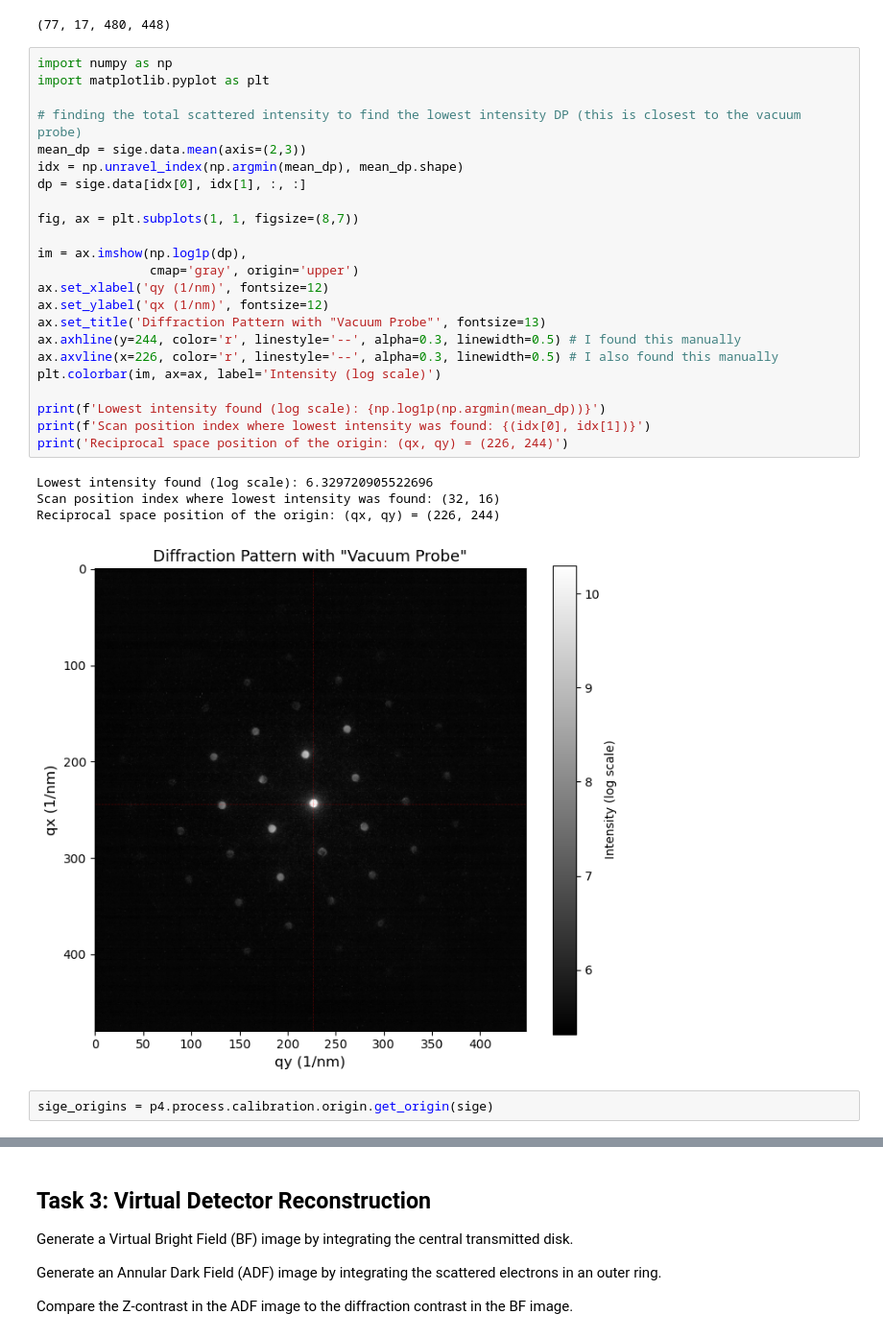
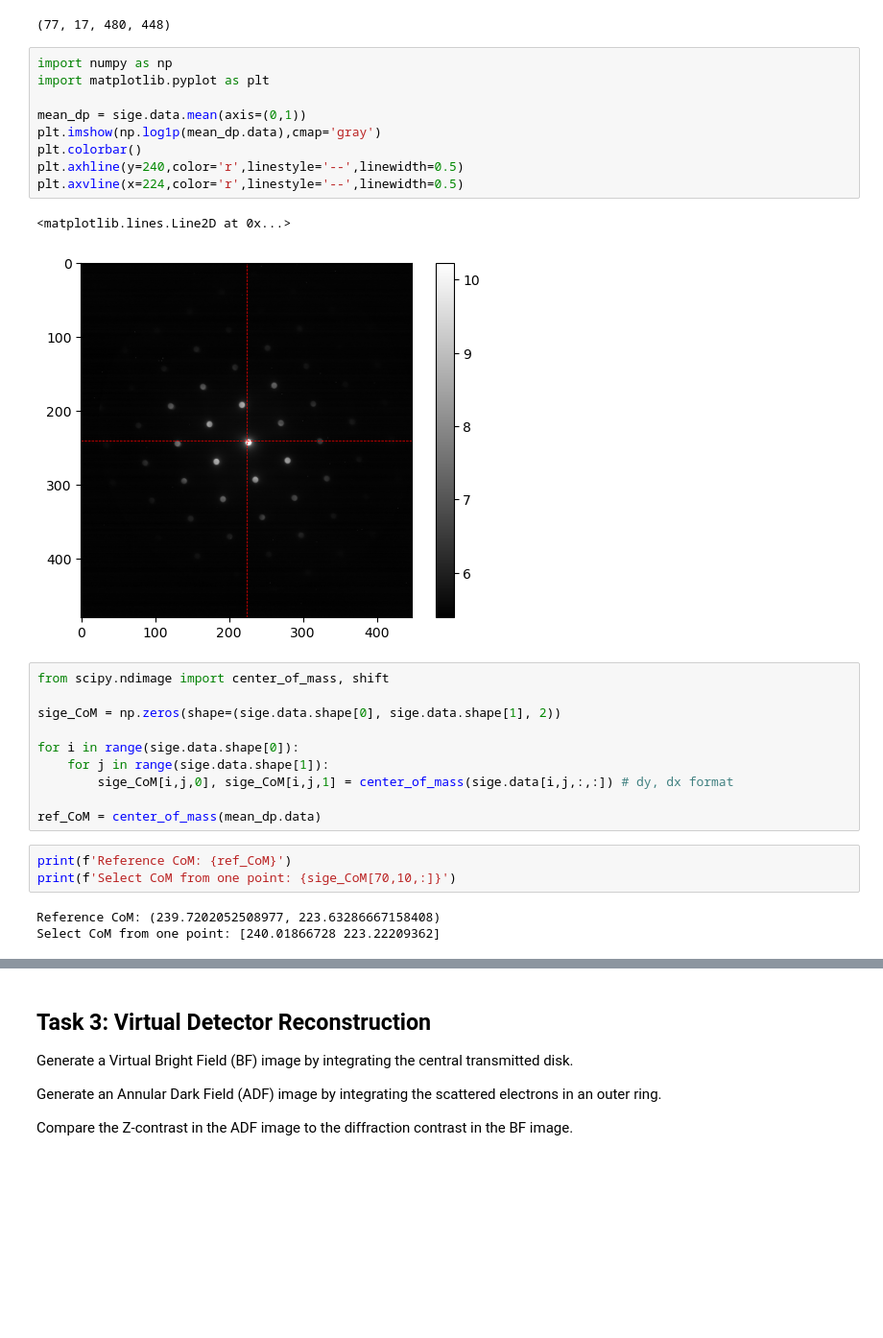
Before and after one commit to aramichang/MATSCI465_AramiChang, a Jupyter notebook: assignment_02_setup.ipynb, the cells around one changed output, grey strips where cells are left out. Shown at 96% size. Cells and saved outputs as stored; diff of their text form; blank space fills up the shorter version.

```diff
--- a/assignment_02_setup.ipynb
+++ b/assignment_02_setup.ipynb
@@ -92,31 +92,29 @@ sige.shape
 # %%
 import numpy as np
 import matplotlib.pyplot as plt
 
-# finding the total scattered intensity to find the lowest intensity DP (this is closest to the vacuum probe)
-mean_dp = sige.data.mean(axis=(2,3))
-idx = np.unravel_index(np.argmin(mean_dp), mean_dp.shape)
-dp = sige.data[idx[0], idx[1], :, :]
-
-fig, ax = plt.subplots(1, 1, figsize=(8,7))
-
-im = ax.imshow(np.log1p(dp),
-               cmap='gray', origin='upper')
-ax.set_xlabel('qy (1/nm)', fontsize=12)
-ax.set_ylabel('qx (1/nm)', fontsize=12)
-ax.set_title('Diffraction Pattern with "Vacuum Probe"', fontsize=13)
-ax.axhline(y=244, color='r', linestyle='--', alpha=0.3, linewidth=0.5) # I found this manually
-ax.axvline(x=226, color='r', linestyle='--', alpha=0.3, linewidth=0.5) # I also found this manually
-plt.colorbar(im, ax=ax, label='Intensity (log scale)')
-
-print(f'Lowest intensity found (log scale): {np.log1p(np.argmin(mean_dp))}')
-print(f'Scan position index where lowest intensity was found: {(idx[0], idx[1])}')
-print('Reciprocal space position of the origin: (qx, qy) = (226, 244)')
+mean_dp = sige.data.mean(axis=(0,1))
+plt.imshow(np.log1p(mean_dp.data),cmap='gray')
+plt.colorbar()
+plt.axhline(y=240,color='r',linestyle='--',linewidth=0.5)
+plt.axvline(x=224,color='r',linestyle='--',linewidth=0.5)
 # %% [output]
-Lowest intensity found (log scale): 6.329720905522696
-Scan position index where lowest intensity was found: (32, 16)
-Reciprocal space position of the origin: (qx, qy) = (226, 244)
+<matplotlib.lines.Line2D at 0x...>
-[figure, old version]
+[figure, new version]
-# %%
-sige_origins = p4.process.calibration.origin.get_origin(sige)
+# %%
+from scipy.ndimage import center_of_mass, shift
+
+sige_CoM = np.zeros(shape=(sige.data.shape[0], sige.data.shape[1], 2))
+
+for i in range(sige.data.shape[0]):
+    for j in range(sige.data.shape[1]):
+        sige_CoM[i,j,0], sige_CoM[i,j,1] = center_of_mass(sige.data[i,j,:,:]) # dy, dx format
+
+ref_CoM = center_of_mass(mean_dp.data)
+# %%
+print(f'Reference CoM: {ref_CoM}')
+print(f'Select CoM from one point: {sige_CoM[70,10,:]}')
+# %% [output]
+Reference CoM: (239.7202052508977, 223.63286667158408)
+Select CoM from one point: [240.01866728 223.22209362]
 # %%
```
Also changed, not shown: parts of 6 cells of this notebook.
